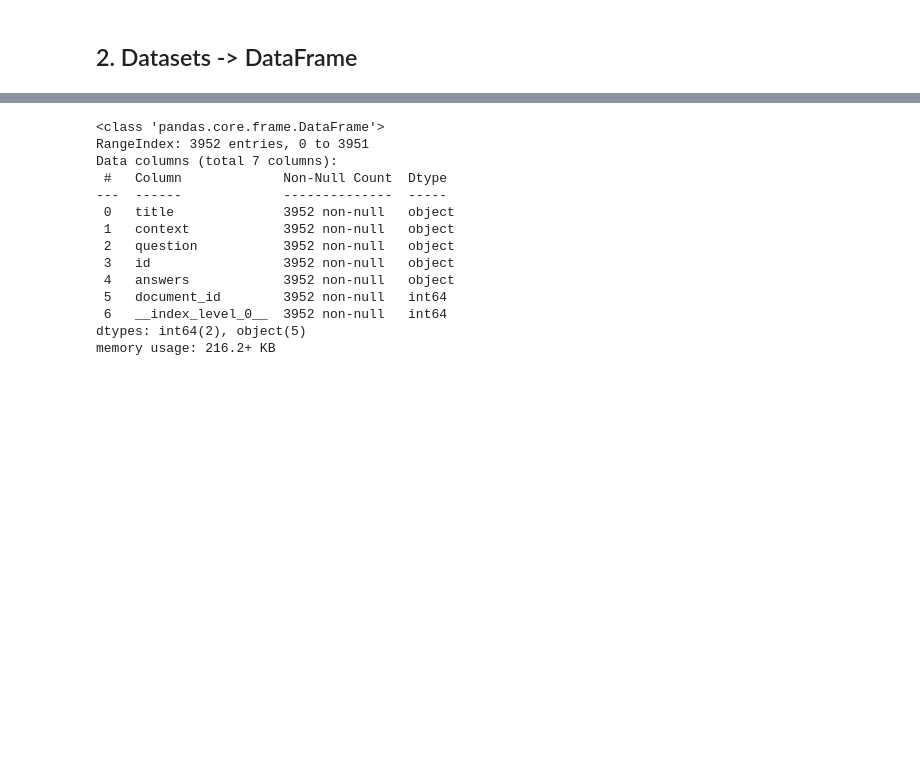
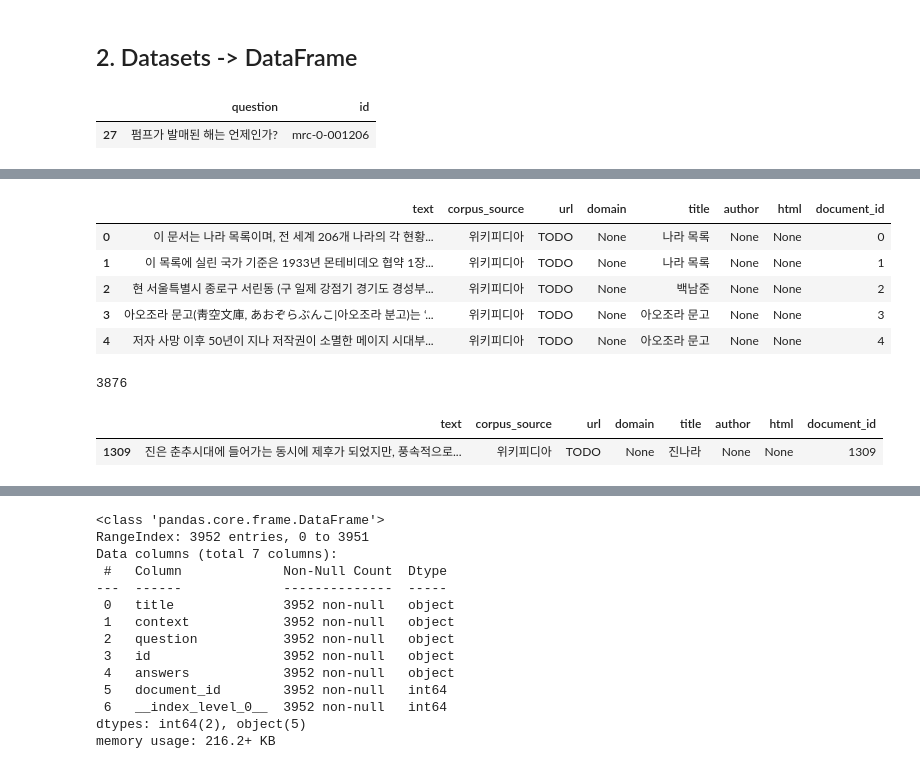
Before and after one commit to chaeyeongg/ODQA, a Jupyter notebook: src/odqa/EDA.ipynb, the cells around one changed output, grey strips where cells are left out. Cells and saved outputs as stored; diff of their text form; code cells hidden in the pictures; blank space fills up the shorter version.

```diff
--- a/baseline/EDA.ipynb
+++ b/src/odqa/EDA.ipynb
@@ -15,7 +15,7 @@ val = dataset['validation']
 # %%
 
 # Wiki (Retrieval Data)
-with open("../data/wikipedia_documents.json", 'r', encoding='utf-8') as f:
+with open("/data/ephemeral/home/data/wikipedia_documents.json", 'r', encoding='utf-8') as f:
     wiki_data = json.load(f)
 
 wiki_data_list = list(wiki_data.values())
@@ -34,6 +34,11 @@ train_df = pd.DataFrame(train) #3952
 val_df = pd.DataFrame(val) #240
 wiki_df = pd.DataFrame(wiki_dataset) #60613
 test_df = pd.DataFrame(test) #600
+# %%
+test_df[test_df['id']=="mrc-0-001206"]
+# %% [output]
+|  | question | id |
+| 27 | 펌프가 발매된 해는 언제인가? | mrc-0-001206 |
 # %%
 train_df.head()
 # %% [output]
@@ -43,3 +48,22 @@ train_df.head()
 | 2 | 강희제 | 강희제는 강화된 황권으로 거의 황제 중심의 독단적으로 나라를... | 강희제가 1717년에 쓴 글은 누구를 위해 쓰여졌는가? | mrc-1-000362 | {'answer_start': [510], 'text': [... | 5028 | 230 |
 | 3 | 금동삼존불감 | 불상을 모시기 위해 나무나 돌, 쇠 등을 깎아 일반적인 건축... | 11~12세기에 제작된 본존불은 보통 어떤 나라의 특징이 전... | mrc-0-001510 | {'answer_start': [625], 'text': [... | 34146 | 992 |
 | 4 | 계사명 사리구 | 동아대학교박물관에서 소장하고 있는 계사명 사리구는 총 4개의... | 명문이 적힌 유물을 구성하는 그릇의 총 개수는? | mrc-0-000823 | {'answer_start': [30], 'text': ['... | 47334 | 548 |
+# %%
+wiki_df.head()
+# %% [output]
+|  | text | corpus_source | url | domain | title | author | html | document_id |
+| 0 | 이 문서는 나라 목록이며, 전 세계 206개 나라의 각 현황... | 위키피디아 | TODO | None | 나라 목록 | None | None | 0 |
+| 1 | 이 목록에 실린 국가 기준은 1933년 몬테비데오 협약 1장... | 위키피디아 | TODO | None | 나라 목록 | None | None | 1 |
+| 2 | 현 서울특별시 종로구 서린동 (구 일제 강점기 경기도 경성부... | 위키피디아 | TODO | None | 백남준 | None | None | 2 |
+| 3 | 아오조라 문고(靑空文庫, あおぞらぶんこ|아오조라 분고)는 ‘... | 위키피디아 | TODO | None | 아오조라 문고 | None | None | 3 |
+| 4 | 저자 사망 이후 50년이 지나 저작권이 소멸한 메이지 시대부... | 위키피디아 | TODO | None | 아오조라 문고 | None | None | 4 |
+# %%
+wiki_df_dup = wiki_df.duplicated(subset=['text'])
+sum(wiki_df_dup)
+# %% [output]
+3876
+# %%
+wiki_df[wiki_df['document_id']==1309]
+# %% [output]
+|  | text | corpus_source | url | domain | title | author | html | document_id |
+| 1309 | 진은 춘추시대에 들어가는 동시에 제후가 되었지만, 풍속적으로... | 위키피디아 | TODO | None | 진나라 | None | None | 1309 |
```
Also changed, not shown: parts of 9 cells of this notebook, 24 other files.
